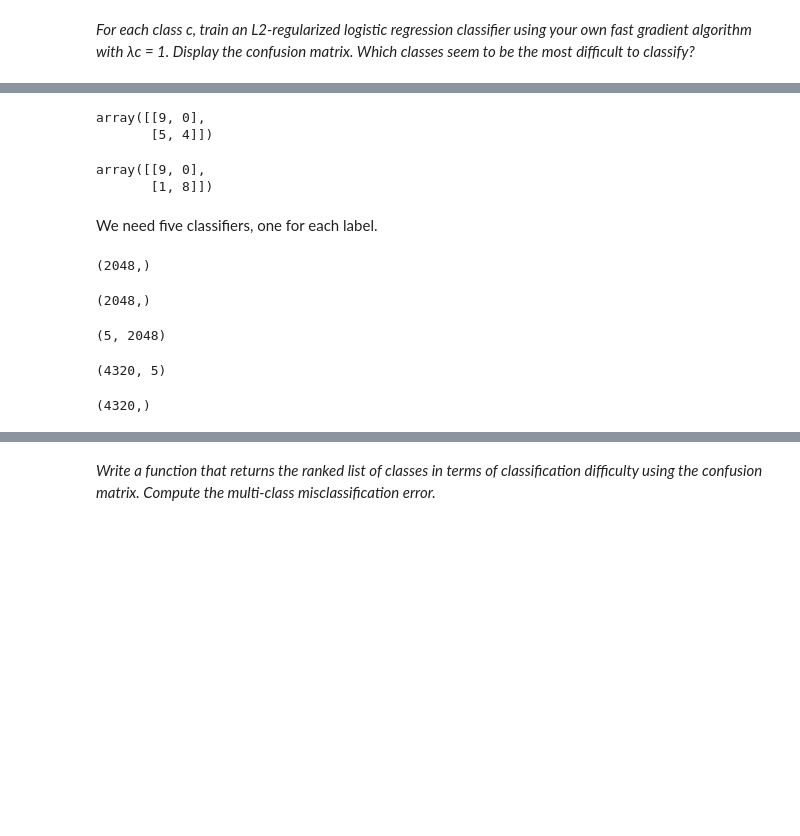
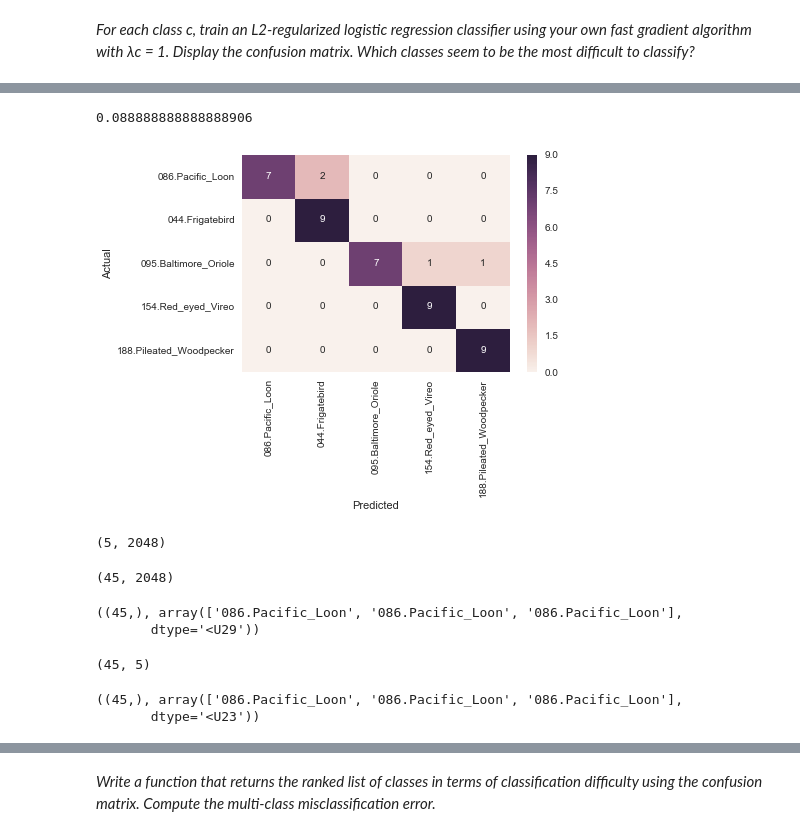
Before and after one commit to aenfield/Data558, a Jupyter notebook: Kaggle/HWExerciseExploratory.ipynb, the cells around one changed output, grey strips where cells are left out. Saved outputs shown, nothing was run; the diff lists cells and outputs as text; code cells hidden in the pictures; blank space fills up the shorter version.

```diff
--- a/Kaggle/HWExerciseExploratory.ipynb
+++ b/Kaggle/HWExerciseExploratory.ipynb
@@ -403,19 +327,10 @@ list(zip(fp.get_y_pred(fp.get_final_coefs(results_incl086), X_incl086_test, y_in
-# %%
-confusion_matrix(y_incl086_test, fp.get_y_pred(fp.get_final_coefs(results_incl086), X_incl086_test, y_incl086_test),
-                 labels=[1,-1])
-# %% [output]
-array([[9, 0],
-       [5, 4]])
-# %%
-cm = fp.get_confusion_matrix(fp.get_final_coefs(results_incl086), X_incl086_test, y_incl086_test, 0.95)
-cm
-# %% [output]
-array([[9, 0],
-       [1, 8]])
-# %% [markdown]
-We need five classifiers, one for each label.
-# %%
-fp.get_final_coefs(results).ravel().shape
-# %% [output]
-(2048,)
+# %%
+error_rate, cm = fp.get_misclassificationerror_for_lambdas(classifier_labels, X_scaled, labels_train, np.ones(5), 100)
+error_rate
+# %% [output]
+0.088888888888888906
+# %%
+fp.plot_multiclass_confusion_matrix(cm, classifier_labels)
+# %% [output]
+[figure, added]
 # %%
@@ -436,28 +351,35 @@ def get_classifier_for_label(classifier_label, X, labels, lam):
-# %%
-foo = get_classifier_for_label('086.Pacific_Loon', X_scaled, labels_train, 1)
-foo.shape
-# %% [output]
-(2048,)
 # %%
-classifier_labels = ['086.Pacific_Loon','044.Frigatebird','095.Baltimore_Oriole',
-                     '154.Red_eyed_Vireo','188.Pileated_Woodpecker']
-classifiers = np.asarray([get_classifier_for_label(classifier_label, X_scaled, labels_train, 1) for
-                          classifier_label in classifier_labels])
-classifiers.shape
+classifiers_and_test_data = [get_classifier_for_label(classifier_label, X_scaled, labels_train, 1, 100) for
+                              classifier_label in classifier_labels]
-# %% [output]
-(5, 2048)
+# %%
+classifiers = np.asarray([classifier for classifier, _, _ in classifiers_and_test_data])
+classifiers.shape
+# %% [output]
+(5, 2048)
+# %%
+X_test = np.concatenate([test_set for _, test_set, _ in classifiers_and_test_data])
+X_test.shape
+# %% [output]
+(45, 2048)
+# %%
+labels_test = np.concatenate([train_set for _, _, train_set in classifiers_and_test_data])
+labels_test.shape, labels_test[:3]
+# %% [output]
+((45,), array(['086.Pacific_Loon', '086.Pacific_Loon', '086.Pacific_Loon'],
+       dtype='<U29'))
 # %%
-predictions_by_classifier = classifiers.dot(X_scaled.T).T
+predictions_by_classifier = classifiers.dot(X_test.T).T
 predictions_by_classifier.shape
 # %% [output]
-(4320, 5)
+(45, 5)
 # %%
 label_index_of_highest_prediction = np.argmax(predictions_by_classifier, 1)
 # %%
 predicted_labels = np.array([classifier_labels[index] for index in label_index_of_highest_prediction])
-predicted_labels.shape
+predicted_labels.shape, predicted_labels[:3]
 # %% [output]
-(4320,)
+((45,), array(['086.Pacific_Loon', '086.Pacific_Loon', '086.Pacific_Loon'],
+       dtype='<U23'))
 # %%
 predicted_labels[:3]
 # %% [output]
```
Also changed, not shown: parts of 51 cells of this notebook, 2 other files.
